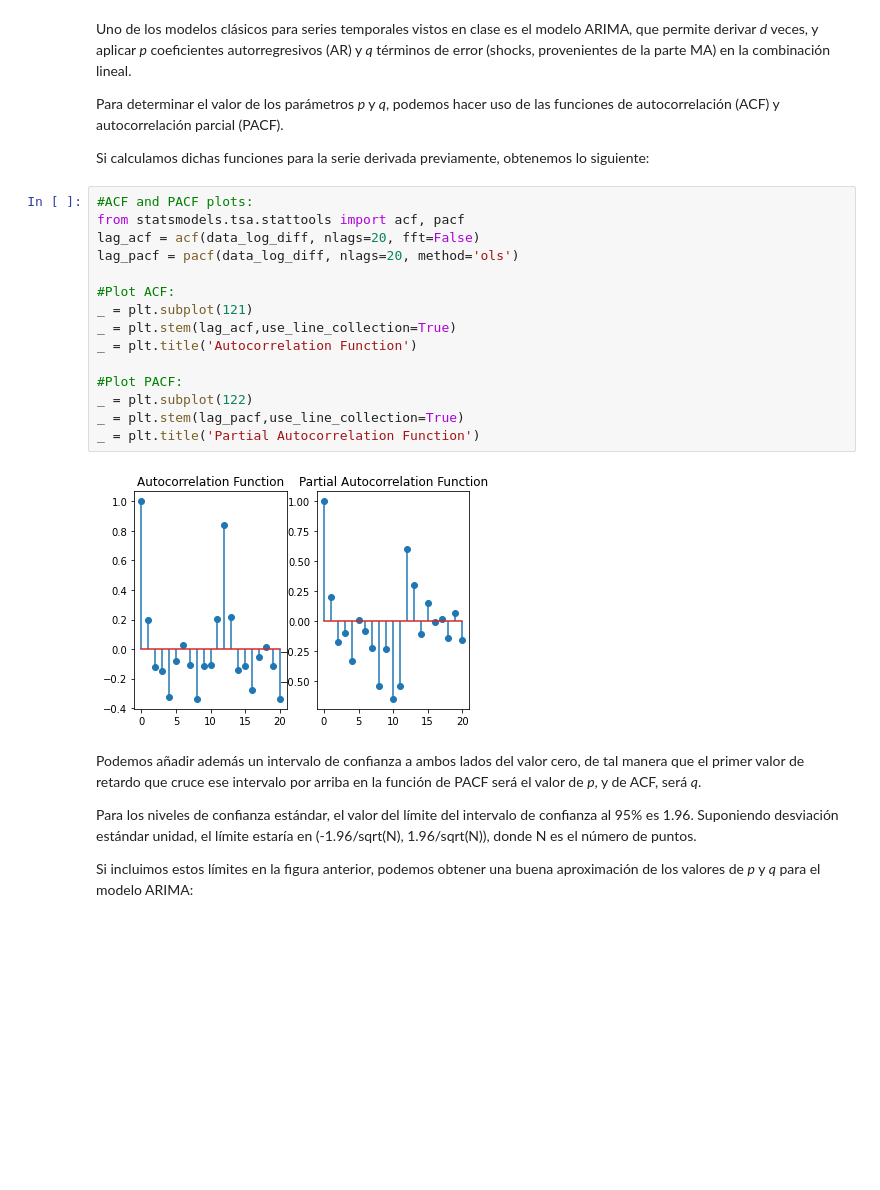
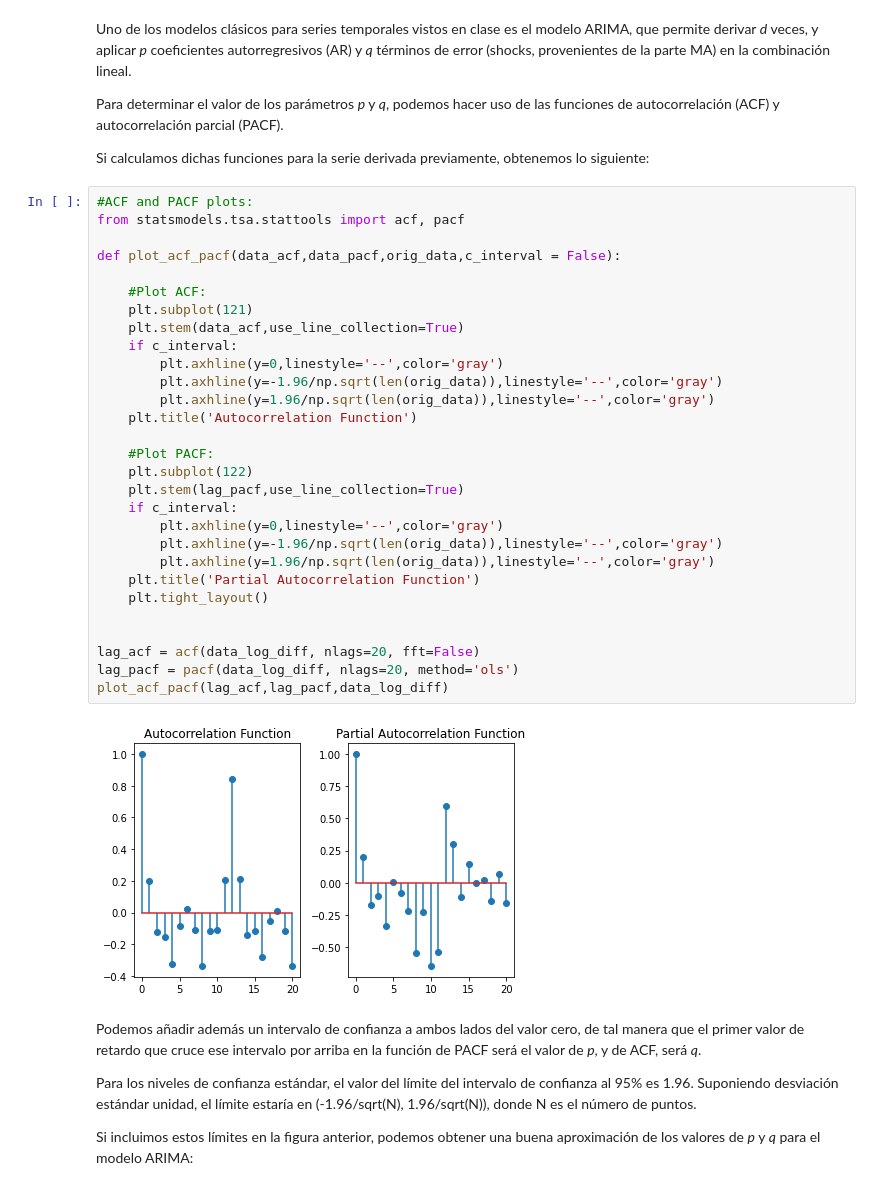
Before and after one commit to fjsaezm/mcd, a Jupyter notebook: PIT/P1/PR1_PIT.ipynb, the cells around one changed output. Cells and saved outputs as stored; diff of their text form; blank space fills up the shorter version.

```diff
--- a/PIT/P1/PR1_PIT.ipynb
+++ b/PIT/P1/PR1_PIT.ipynb
@@ -407,23 +407,37 @@ Uno de los modelos clásicos para series temporales vistos en clase es el modelo
 Para determinar el valor de los parámetros *p* y *q*, podemos hacer uso de las funciones de autocorrelación (ACF) y autocorrelación parcial (PACF).
 
 Si calculamos dichas funciones para la serie derivada previamente, obtenemos lo siguiente:
-# %%
-#ACF and PACF plots:
-from statsmodels.tsa.stattools import acf, pacf
-lag_acf = acf(data_log_diff, nlags=20, fft=False)
-lag_pacf = pacf(data_log_diff, nlags=20, method='ols')
-
-#Plot ACF:
-_ = plt.subplot(121)
-_ = plt.stem(lag_acf,use_line_collection=True)
-_ = plt.title('Autocorrelation Function')
-
-#Plot PACF:
-_ = plt.subplot(122)
-_ = plt.stem(lag_pacf,use_line_collection=True)
-_ = plt.title('Partial Autocorrelation Function')
-# %% [output]
-[figure, removed]
+# %%
+#ACF and PACF plots:
+from statsmodels.tsa.stattools import acf, pacf
+
+def plot_acf_pacf(data_acf,data_pacf,orig_data,c_interval = False):
+
+    #Plot ACF:
+    plt.subplot(121)
+    plt.stem(data_acf,use_line_collection=True)
+    if c_interval:
+        plt.axhline(y=0,linestyle='--',color='gray')
+        plt.axhline(y=-1.96/np.sqrt(len(orig_data)),linestyle='--',color='gray')
+        plt.axhline(y=1.96/np.sqrt(len(orig_data)),linestyle='--',color='gray')
+    plt.title('Autocorrelation Function')
+
+    #Plot PACF:
+    plt.subplot(122)
+    plt.stem(lag_pacf,use_line_collection=True)
+    if c_interval:
+        plt.axhline(y=0,linestyle='--',color='gray')
+        plt.axhline(y=-1.96/np.sqrt(len(orig_data)),linestyle='--',color='gray')
+        plt.axhline(y=1.96/np.sqrt(len(orig_data)),linestyle='--',color='gray')
+    plt.title('Partial Autocorrelation Function')
+    plt.tight_layout()
+
+
+lag_acf = acf(data_log_diff, nlags=20, fft=False)
+lag_pacf = pacf(data_log_diff, nlags=20, method='ols')
+plot_acf_pacf(lag_acf,lag_pacf,data_log_diff)
+# %% [output]
+[figure, added]
 # %% [markdown]
 Podemos añadir además un intervalo de confianza a ambos lados del valor cero, de tal manera que el primer valor de retardo que cruce ese intervalo por arriba en la función de PACF será el valor de *p*, y de ACF, será *q*.
 
```
Also changed, not shown: parts of 13 cells of this notebook.
